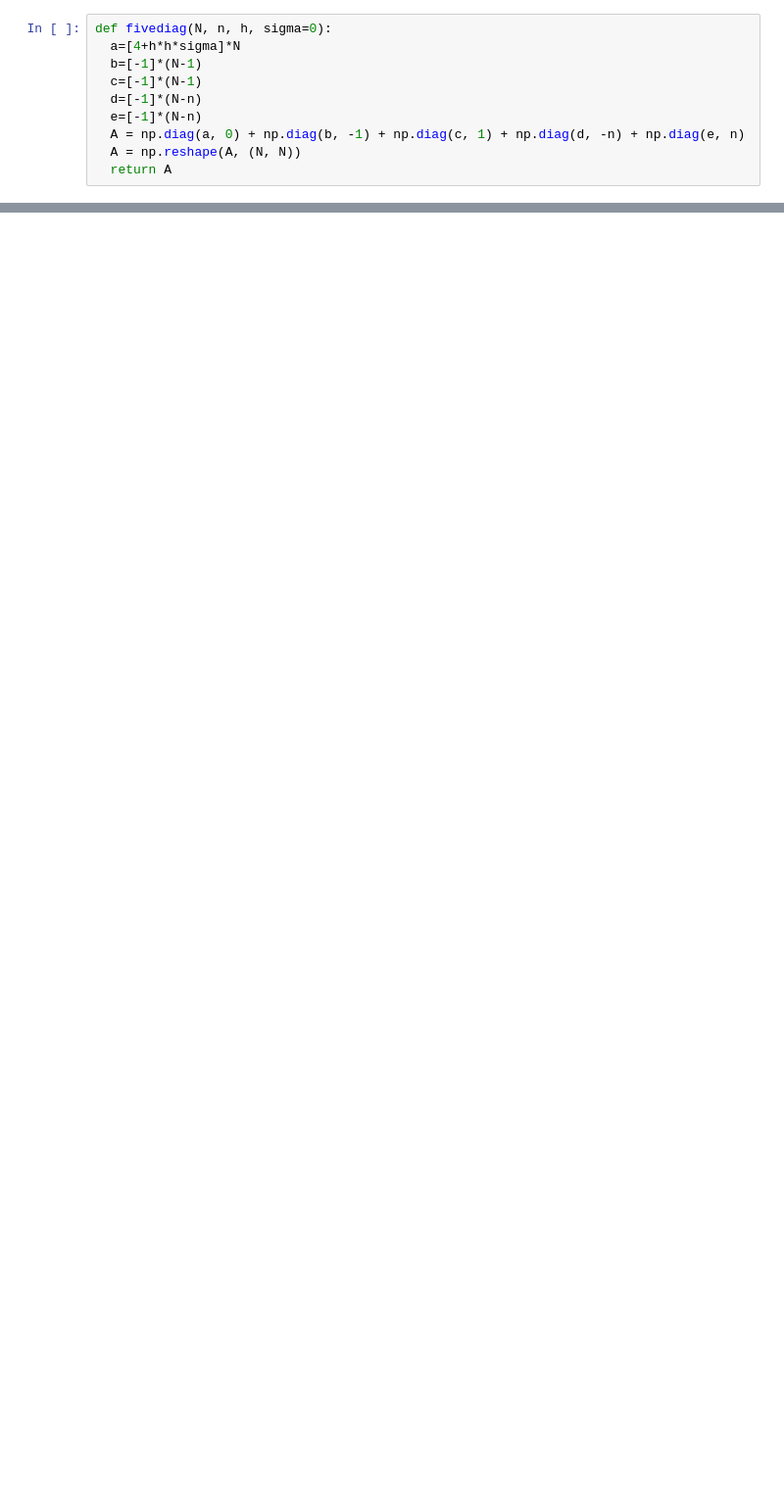
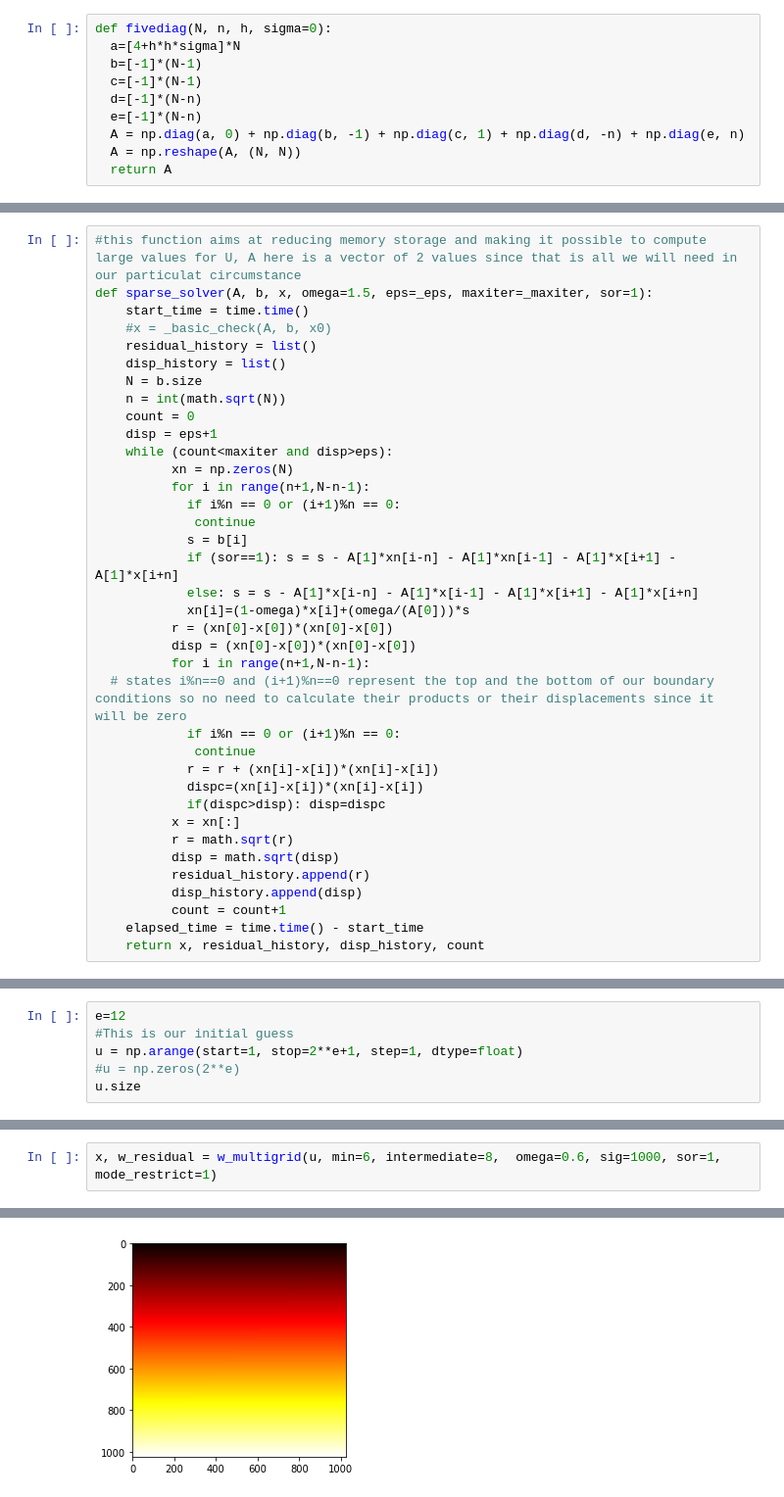
Before and after one commit to fadibechara/MultiGrid, a Jupyter notebook: MultiGrid_Isotropic.ipynb, the cells around one changed output, grey strips where cells are left out. Shown: that part at 98% size. Cells and saved outputs as stored; diff of their text form; blank space fills up the shorter version.

```diff
--- a/MultiGrid_Isotropic.ipynb
+++ b/MultiGrid_Isotropic.ipynb
@@ -597,0 +182,37 @@ u.size
+# %%
+#this function aims at reducing memory storage and making it possible to compute large values for U, A here is a vector of 2 values since that is all we will need in our particulat circumstance
+def sparse_solver(A, b, x, omega=1.5, eps=_eps, maxiter=_maxiter, sor=1):
+    start_time = time.time()
+    #x = _basic_check(A, b, x0)
+    residual_history = list()
+    disp_history = list()
+    N = b.size
+    n = int(math.sqrt(N))
+    count = 0
+    disp = eps+1
+    while (count<maxiter and disp>eps):
+          xn = np.zeros(N)
+          for i in range(n+1,N-n-1):
+            if i%n == 0 or (i+1)%n == 0:
+             continue
+            s = b[i]
+            if (sor==1): s = s - A[1]*xn[i-n] - A[1]*xn[i-1] - A[1]*x[i+1] - A[1]*x[i+n]
+            else: s = s - A[1]*x[i-n] - A[1]*x[i-1] - A[1]*x[i+1] - A[1]*x[i+n]
+            xn[i]=(1-omega)*x[i]+(omega/(A[0]))*s
+          r = (xn[0]-x[0])*(xn[0]-x[0])
+          disp = (xn[0]-x[0])*(xn[0]-x[0])
+          for i in range(n+1,N-n-1):
+  # states i%n==0 and (i+1)%n==0 represent the top and the bottom of our boundary conditions so no need to calculate their products or their displacements since it will be zero
+            if i%n == 0 or (i+1)%n == 0:
+             continue
+            r = r + (xn[i]-x[i])*(xn[i]-x[i])
+            dispc=(xn[i]-x[i])*(xn[i]-x[i])
+            if(dispc>disp): disp=dispc
+          x = xn[:]
+          r = math.sqrt(r)
+          disp = math.sqrt(disp)
+          residual_history.append(r)
+          disp_history.append(disp)
+          count = count+1
+    elapsed_time = time.time() - start_time
+    return x, residual_history, disp_history, count
@@ -597,0 +361,6 @@ u.size
+# %%
+e=12
+#This is our initial guess
+u = np.arange(start=1, stop=2**e+1, step=1, dtype=float)
+#u = np.zeros(2**e)
+u.size
@@ -597,0 +373,3 @@ u.size
+# %%
+x, w_residual = w_multigrid(u, min=6, intermediate=8,  omega=0.6, sig=1000, sor=1, mode_restrict=1)
+# %% [output]
@@ -597,0 +381 @@ u.size
+[figure, added]
```
Also changed, not shown: parts of 60 cells of this notebook.
